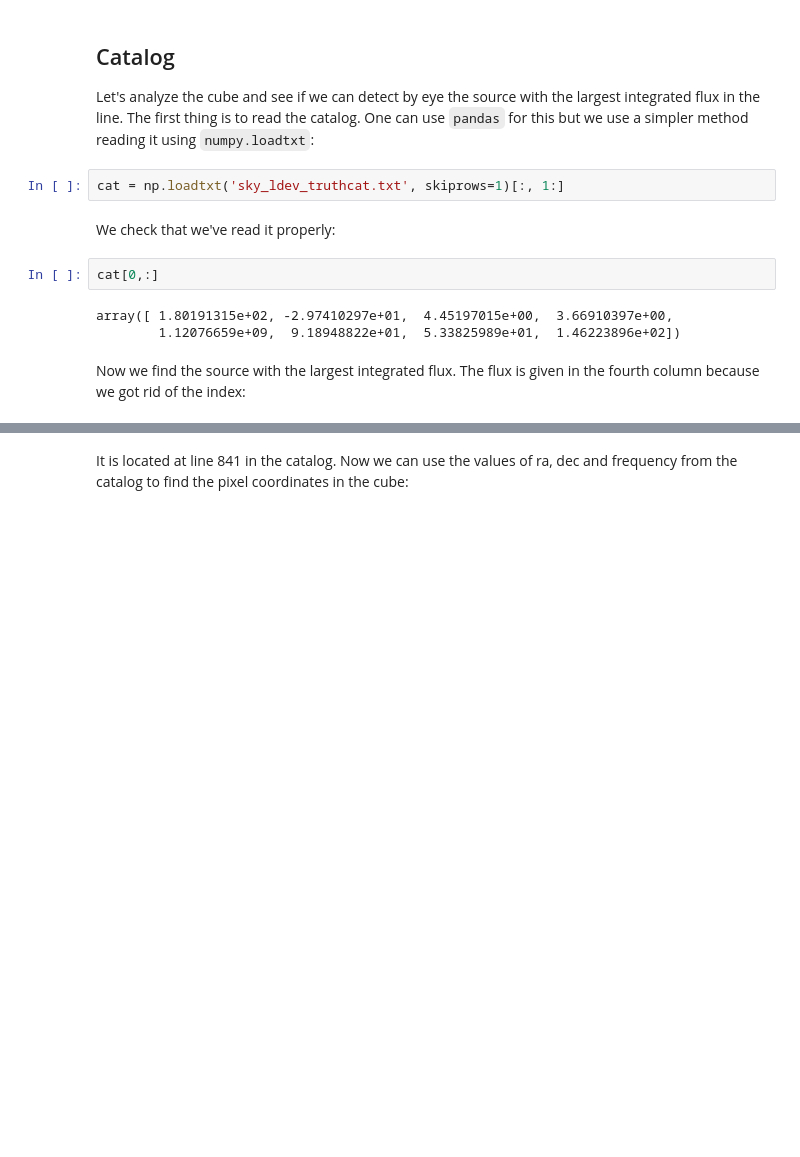
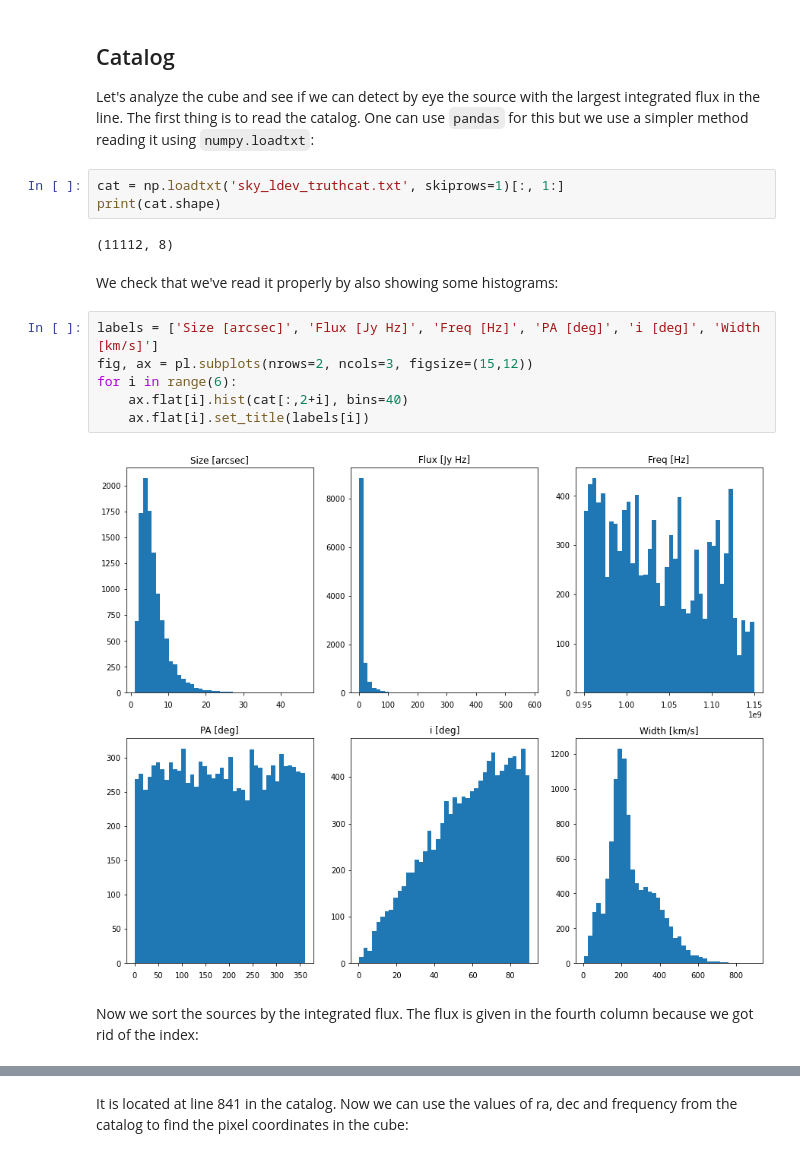
Before and after one commit to aasensio/sdc2, a Jupyter notebook: initial.ipynb, the cells around one changed output, grey strips where cells are left out. Drawn from its saved outputs; the diff is of its cells as text; blank space fills up the shorter version.

```diff
--- a/initial.ipynb
+++ b/initial.ipynb
@@ -88,13 +94,19 @@ for i in range(nf):
 Let's analyze the cube and see if we can detect by eye the source with the largest integrated flux in the line. The first thing is to read the catalog. One can use `pandas` for this but we use a simpler method reading it using `numpy.loadtxt`:
 # %%
 cat = np.loadtxt('sky_ldev_truthcat.txt', skiprows=1)[:, 1:]
+print(cat.shape)
+# %% [output]
+(11112, 8)
 # %% [markdown]
-We check that we've read it properly:
+We check that we've read it properly by also showing some histograms:
-# %%
-cat[0,:]
-# %% [output]
-array([ 1.80191315e+02, -2.97410297e+01,  4.45197015e+00,  3.66910397e+00,
-        1.12076659e+09,  9.18948822e+01,  5.33825989e+01,  1.46223896e+02])
+# %%
+labels = ['Size [arcsec]', 'Flux [Jy Hz]', 'Freq [Hz]', 'PA [deg]', 'i [deg]', 'Width [km/s]']
+fig, ax = pl.subplots(nrows=2, ncols=3, figsize=(15,12))
+for i in range(6):
+    ax.flat[i].hist(cat[:,2+i], bins=40)
+    ax.flat[i].set_title(labels[i])
+# %% [output]
+[figure, added]
 # %% [markdown]
-Now we find the source with the largest integrated flux. The flux is given in the fourth column because we got rid of the index:
+Now we sort the sources by the integrated flux. The flux is given in the fourth column because we got rid of the index:
 # %%
```
Also changed, not shown: parts of 18 cells of this notebook, 1 other file.
